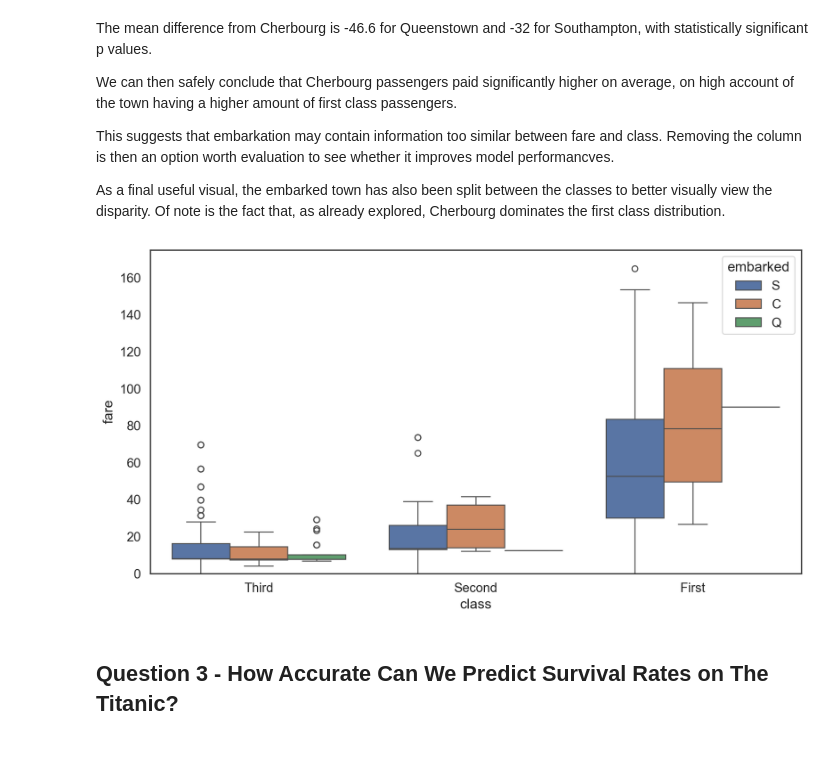
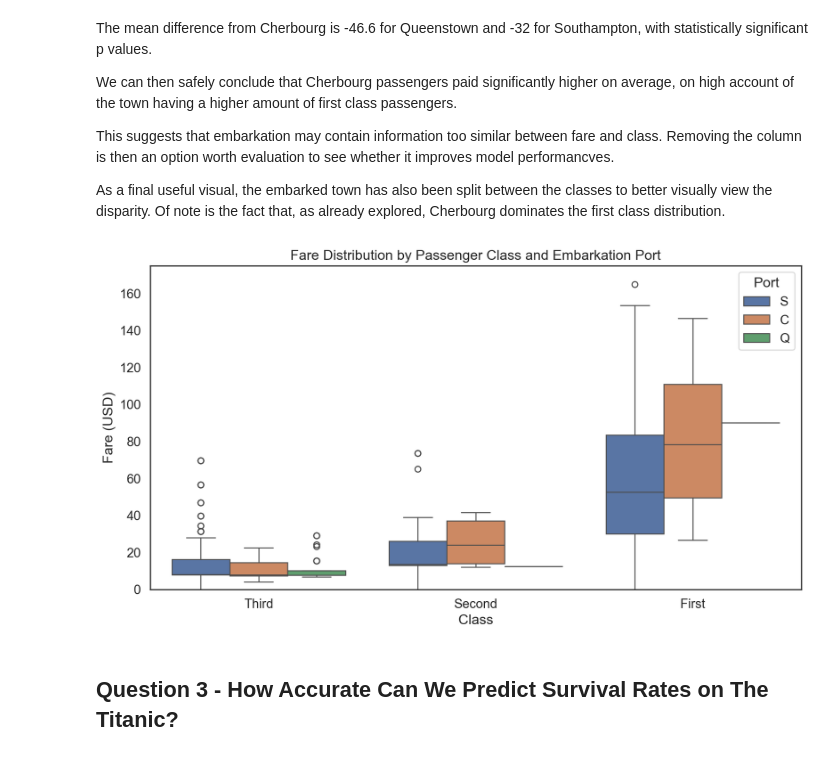
Before and after one commit to Exec-GenEsis/Titanic-Analysis-ML, a Jupyter notebook: titanic_analysis_ml.ipynb, the cells around one changed output. Saved outputs shown, nothing was run; the diff lists cells and outputs as text; code cells hidden in the pictures.

Commit message:
added relevant plots, cleaned code and writeups

```diff
--- a/titanic_analysis_ml.ipynb
+++ b/titanic_analysis_ml.ipynb
@@ -837,15 +875,19 @@ As a final useful visual, the embarked town has also been split between the clas
 # %%
 # Create boxplot splitting fare further
 # Into both embarking town and passenger class
 embarked_plot = sns.boxplot(data = titanic,
                             x = 'class',
                             y = 'fare',
                             hue = 'embarked',
                             order = ['First', 'Second', 'Third'][::-1])
+
+embarked_plot.set(xlabel='Class', ylabel='Fare (USD)')
 plt.ylim(0,175)
+plt.legend(title = 'Port')
+plt.title("Fare Distribution by Passenger Class and Embarkation Port")
 plt.show()
 # %% [output]
-[figure, old version]
+[figure, new version]
 # %% [markdown]
 ## Question 3 - How Accurate Can We Predict Survival Rates on The Titanic?
 # %% [markdown]
```
Also changed, not shown: parts of 6 cells of this notebook, 1 other file.
